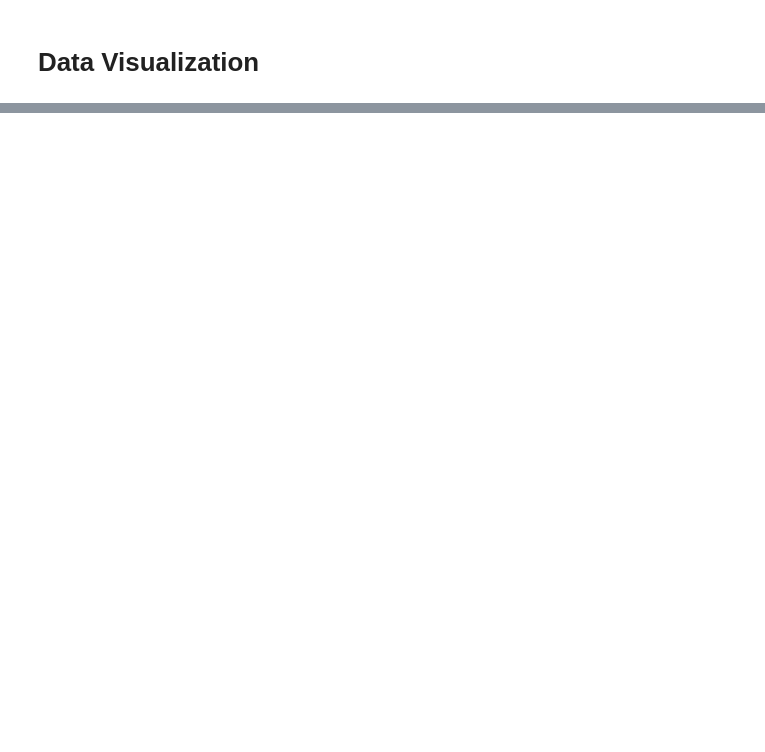
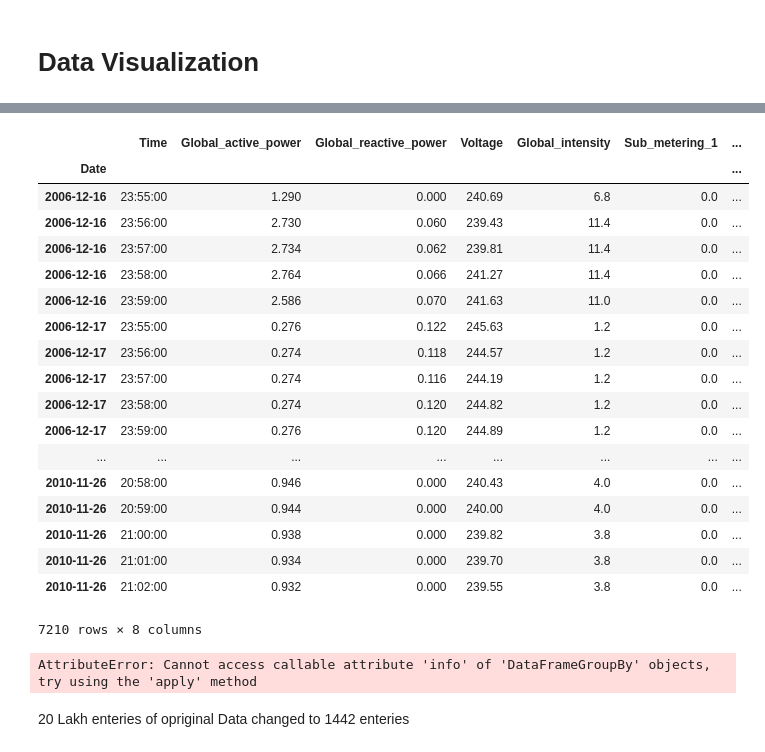
Before and after one commit to SSehrawat1720/ML-Projects, a Jupyter notebook: Time Series Analysis Project.ipynb, the cells around one changed output, grey strips where cells are left out. Saved outputs shown, nothing was run; the diff lists cells and outputs as text; code cells hidden in the pictures; blank space fills up the shorter version.

```diff
--- a/Time Series Analysis Project.ipynb
+++ b/Time Series Analysis Project.ipynb
@@ -271,0 +285,28 @@ Data[['Sub_metering_3']].plot()
+# %%
+Data.tail()
+# %% [output]
+|  | Time | Global_active_power | Global_reactive_power | Voltage | Global_intensity | Sub_metering_1 | ... |
+| Date |  |  |  |  |  |  | ... |
+| 2006-12-16 | 23:55:00 | 1.290 | 0.000 | 240.69 | 6.8 | 0.0 | ... |
+| 2006-12-16 | 23:56:00 | 2.730 | 0.060 | 239.43 | 11.4 | 0.0 | ... |
+| 2006-12-16 | 23:57:00 | 2.734 | 0.062 | 239.81 | 11.4 | 0.0 | ... |
+| 2006-12-16 | 23:58:00 | 2.764 | 0.066 | 241.27 | 11.4 | 0.0 | ... |
+| 2006-12-16 | 23:59:00 | 2.586 | 0.070 | 241.63 | 11.0 | 0.0 | ... |
+| 2006-12-17 | 23:55:00 | 0.276 | 0.122 | 245.63 | 1.2 | 0.0 | ... |
+| 2006-12-17 | 23:56:00 | 0.274 | 0.118 | 244.57 | 1.2 | 0.0 | ... |
+| 2006-12-17 | 23:57:00 | 0.274 | 0.116 | 244.19 | 1.2 | 0.0 | ... |
+| 2006-12-17 | 23:58:00 | 0.274 | 0.120 | 244.82 | 1.2 | 0.0 | ... |
+| 2006-12-17 | 23:59:00 | 0.276 | 0.120 | 244.89 | 1.2 | 0.0 | ... |
+| ... | ... | ... | ... | ... | ... | ... | ... |
+| 2010-11-26 | 20:58:00 | 0.946 | 0.000 | 240.43 | 4.0 | 0.0 | ... |
+| 2010-11-26 | 20:59:00 | 0.944 | 0.000 | 240.00 | 4.0 | 0.0 | ... |
+| 2010-11-26 | 21:00:00 | 0.938 | 0.000 | 239.82 | 3.8 | 0.0 | ... |
+| 2010-11-26 | 21:01:00 | 0.934 | 0.000 | 239.70 | 3.8 | 0.0 | ... |
+| 2010-11-26 | 21:02:00 | 0.932 | 0.000 | 239.55 | 3.8 | 0.0 | ... |
+7210 rows × 8 columns
+# %%
+Data.info()
+# %% [output]
+AttributeError: Cannot access callable attribute 'info' of 'DataFrameGroupBy' objects, try using the 'apply' method
+# %% [markdown]
+20 Lakh enteries of opriginal Data changed to 1442 enteries
```
Also changed, not shown: parts of 22 cells of this notebook.
